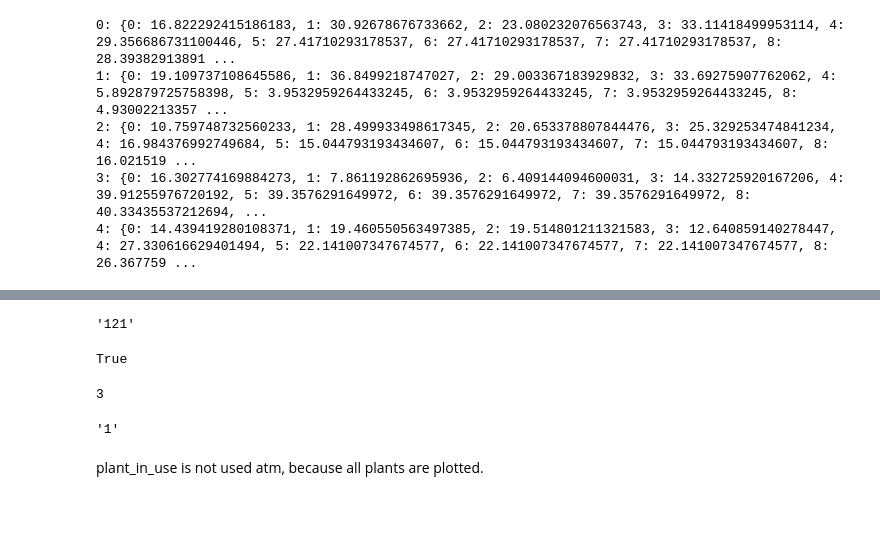
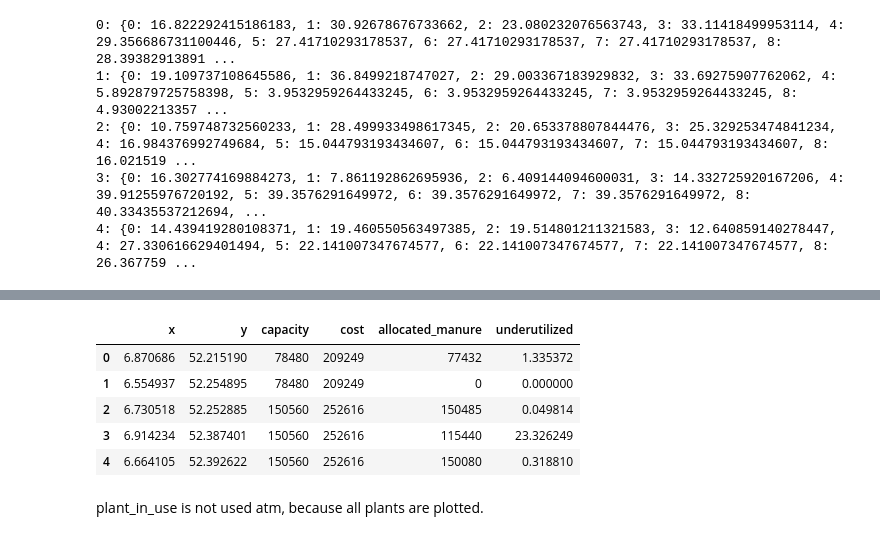
Before and after one commit to springonions-87/bioze_digital_mapping_tool, a Jupyter notebook: clustering/CFLP_v6.ipynb, the cells around one changed output, grey strips where cells are left out. Drawn from its saved outputs; the diff is of its cells as text; code cells hidden in the pictures; blank space fills up the shorter version.

Commit message:
underutilization edit

```diff
--- a/clustering/CFLP_v6.ipynb
+++ b/clustering/CFLP_v6.ipynb
@@ -98,6 +103,6 @@ for key, value in transport_cost.items():
 # %%
 # Define manure use goal (mu)
-target = 0.2
+target = 0.7
 # %%
 def cflp(Plant, Farm, fixed_cost, transport_cost, manure_production, max_capacity, target, total_manure):
     """
@@ -205,4 +201,0 @@ Solution Status =  Infeasible
-# %%
-# Check if the opened plants are under-utilized
-potential_digester_location['allocated_manure'] = assignment_matrix.sum(axis = 0)
-potential_digester_location
@@ -229,28 +202,21 @@ action = slice(None, None, -1)
-# %%
-sliced = new[action]
-sliced
-# %% [output]
-'121'
-# %%
-bool(new == sliced)
-# %% [output]
-True
-# %%
-len(new)
-# %% [output]
-3
-# %%
-new[2]
-# %% [output]
-'1'
-# %%
-# Find the percentage of plant's capacity that is utilized
-
-potential_digester_location['percentage_utilized'] = 0
-
-for index, row in potential_digester_location.iterrows():
-    if row['allocated_manure'] > 0:
-        potential_digester_location.at[index, 'percentage_utilized'] = (row['allocated_manure'] / row['capacity']) * 100
+# %%
+# Check if the opened plants are under-utilized
+total_sum_list = [sum(farm.loc[i, 'manure_t'] for i in value) for value in assignment_decision.values()]
+
+potential_digester_location['allocated_manure'] = total_sum_list
+
+# Find the percentage of plant's capacity that is utilized
+potential_digester_location['underutilized'] = 0
+mask = potential_digester_location['allocated_manure'] > 0
+potential_digester_location.loc[mask, 'underutilized'] = (1 - (potential_digester_location.loc[mask, 'allocated_manure'] / potential_digester_location.loc[mask, 'capacity'])) * 100
+potential_digester_location
+# %% [output]
+|  | x | y | capacity | cost | allocated_manure | underutilized |
+| 0 | 6.870686 | 52.215190 | 78480 | 209249 | 77432 | 1.335372 |
+| 1 | 6.554937 | 52.254895 | 78480 | 209249 | 0 | 0.000000 |
+| 2 | 6.730518 | 52.252885 | 150560 | 252616 | 150485 | 0.049814 |
+| 3 | 6.914234 | 52.387401 | 150560 | 252616 | 115440 | 23.326249 |
+| 4 | 6.664105 | 52.392622 | 150560 | 252616 | 150080 | 0.318810 |
 # %%
 def find_farm_not_in_solution_plant_in_solution(assignment_decision, Farm, use_plant_index):
     """
```
Also changed, not shown: parts of 11 cells of this notebook, 1 other file.
